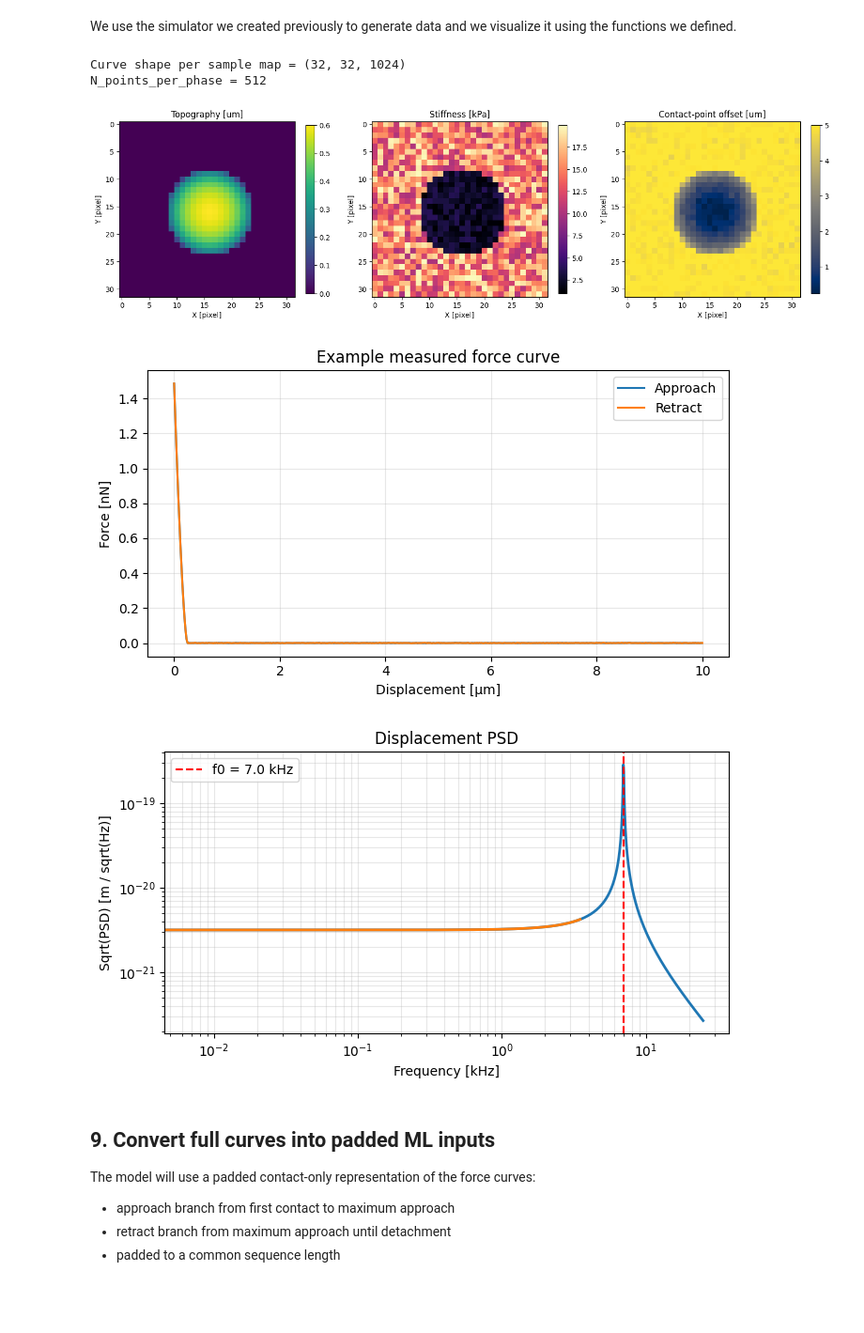
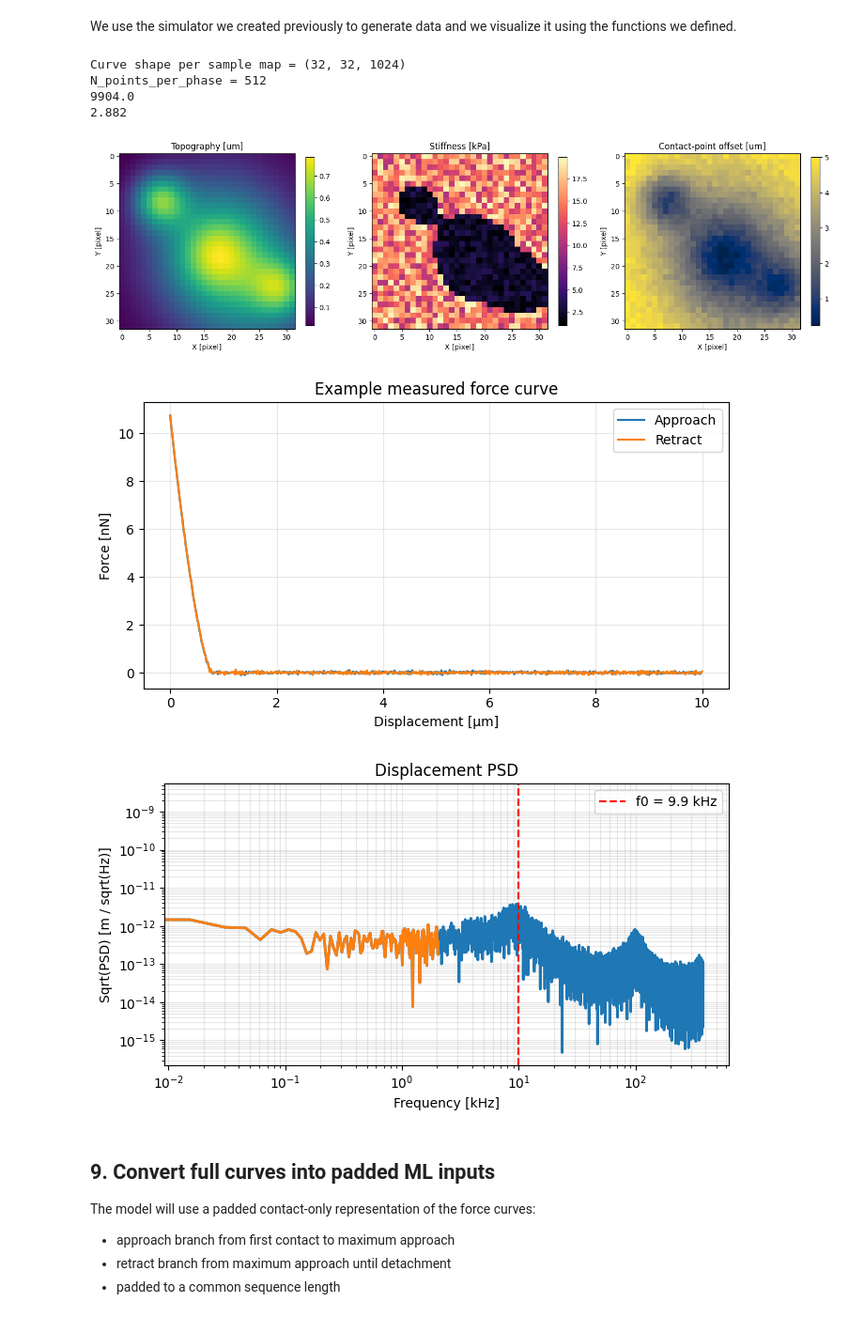
Before and after one commit to DeepTrackAI/ASAP, a Jupyter notebook: tutorial/Part_3_AFM_simulation_deeplay_CNN.ipynb, the cells around one changed output. Shown at 94% size. Cells and saved outputs as stored; diff of their text form; code cells hidden in the pictures.

```diff
--- a/tutorial/Part_3_AFM_simulation_deeplay_CNN.ipynb
+++ b/tutorial/Part_3_AFM_simulation_deeplay_CNN.ipynb
@@ -451,7 +459,7 @@ class SampleGenerator:
         self,
         substrate_stiffness_range_pa=(10e3, 20e3),
         feature_stiffness_range_pa=(1e3, 2e3),
-        height_range_m=(1e-6, 5e-6),
+        height_range_m=(1e-6, 4e-6),
         contact_point_offset_range_m=(0.25e-6, 8.0e-6),
         contact_point_jitter_m=0.15e-6,
     ):
@@ -497,6 +505,7 @@ class SampleGenerator:
                     -((x - cx) ** 2 + (y - cy) ** 2) / (2.0 * sigma_px**2)
                 )
                 topography_m += gaussian
+
         elif topography_type == "hemisphere":
             radius_px = min(nx, ny) // 4
             cx, cy = nx // 2, ny // 2
@@ -595,8 +604,8 @@ class AFMSimulator:
         stiffness_map_pa,
         contact_point_offset_map_m,
         include_thermal_noise=True,
-        noise_type="Experimental",
-        experimental_path="thermal-noise-data_vDeflection_2025.11.28-16.42.57.tnd",
+        noise_type=simulation_config.noise_type,
+        experimental_path=simulation_config.experimental_noise_path,
         rng=None,
     ):
         """Simulate a map of force curves.
@@ -642,6 +651,7 @@ class AFMSimulator:
             indentation_m=indentation_m,
             stiffness_pa=stiffness_map_pa[..., None],
         )
+
         deflection_m = force_n / self.cantilever.k
 
         thermal_noise_m = np.zeros_like(deflection_m)
@@ -655,6 +665,7 @@ class AFMSimulator:
                 rng=rng,
             ).reshape(stiffness_map_pa.shape + (self.n_points_total,))
 
+        # measured_force_n = force_n + thermal_noise_m
         measured_deflection_m = deflection_m + thermal_noise_m
         measured_force_n = measured_deflection_m * self.cantilever.k
 
@@ -744,17 +755,17 @@ def plot_psd(
     frequency_hz,
     spectral_density_m2_per_hz,
     cantilever: AFMCantilever,
-    frequency_hz_samp,
-    spectral_density_m2_per_hz_samp,
+    sampling_frequency,
     title="Displacement PSD",
     xlabel="Frequency [kHz]",
     ylabel="Sqrt(PSD) [m / sqrt(Hz)]",
 ):
     """Plot a square-root displacement PSD on log-log axes."""
     fig, ax = plt.subplots(figsize=(7, 4))
+    stop = np.where(frequency_hz >= sampling_frequency)[0][0]
     ax.loglog(frequency_hz / 1e3, np.sqrt(spectral_density_m2_per_hz), linewidth=2.0)
     ax.loglog(
-        frequency_hz_samp / 1e3, np.sqrt(spectral_density_m2_per_hz_samp), linewidth=2.0
+        frequency_hz[:stop] / 1e3, np.sqrt(spectral_density_m2_per_hz)[:stop], linewidth=2.0
     )
     ax.axvline(
         cantilever.f0 / 1e3,
@@ -778,7 +789,7 @@ We use the simulator we created previously to generate data and we visualize it
 rng = np.random.default_rng(SEED)
 
 cantilever = AFMCantilever(
-    k=0.0001,
+    k=0.1,
     f0=7e3,
     Q=100.0,
     T=300.0,
@@ -814,7 +825,7 @@ example_topography_m, example_stiffness_pa, example_contact_point_offset_m = (
     sample_generator.create_topography(
         size=(simulation_config.ny, simulation_config.nx),
         pixel_size_m=simulation_config.pixel_size_m,
-        topography_type="hemisphere",
+        topography_type="gaussian_features",
         rng=rng,
     )
 )
@@ -827,45 +838,39 @@ example_output = simulator.simulate_force_map(
 )
 
 plot_maps(
     example_topography_m,
     example_stiffness_pa,
     example_contact_point_offset_m,
 )
 
 plot_force_curve(
     example_output["displacement_axis_m"],
     example_output["measured_force_n"][
         simulation_config.ny // 2, simulation_config.nx // 2
     ],
     title="Example measured force curve",
 )
 
-
-frequency_hz_samp, spectral_density_m2_per_hz_samp = cantilever.get_noise_psd(
-    n_points=simulator.n_points_total,
-    sampling_frequency_hz=simulation_config.sampling_frequency_hz,
-    noise_type=simulation_config.noise_type,
-    experimental_path=simulation_config.experimental_noise_path,
-)
 frequency_hz, spectral_density_m2_per_hz = cantilever.get_noise_psd(
     n_points=simulator.n_points_total,
     sampling_frequency_hz=50000,
     noise_type=simulation_config.noise_type,
     experimental_path=simulation_config.experimental_noise_path,
 )
 plot_psd(
     frequency_hz,
     spectral_density_m2_per_hz,
     cantilever,
-    frequency_hz_samp,
-    spectral_density_m2_per_hz_samp,
+    sampling_frequency=simulation_config.sampling_frequency_hz,
 )
 # %% [output]
 Curve shape per sample map = (32, 32, 1024)
 N_points_per_phase = 512
+9904.0
+2.882
-[figure, old version]
+[figure, new version]
-[figure, old version]
+[figure, new version]
-[figure, old version]
+[figure, new version]
 # %% [markdown]
 
 ## 9. Convert full curves into padded ML inputs
```
Also changed, not shown: parts of 6 cells of this notebook.
